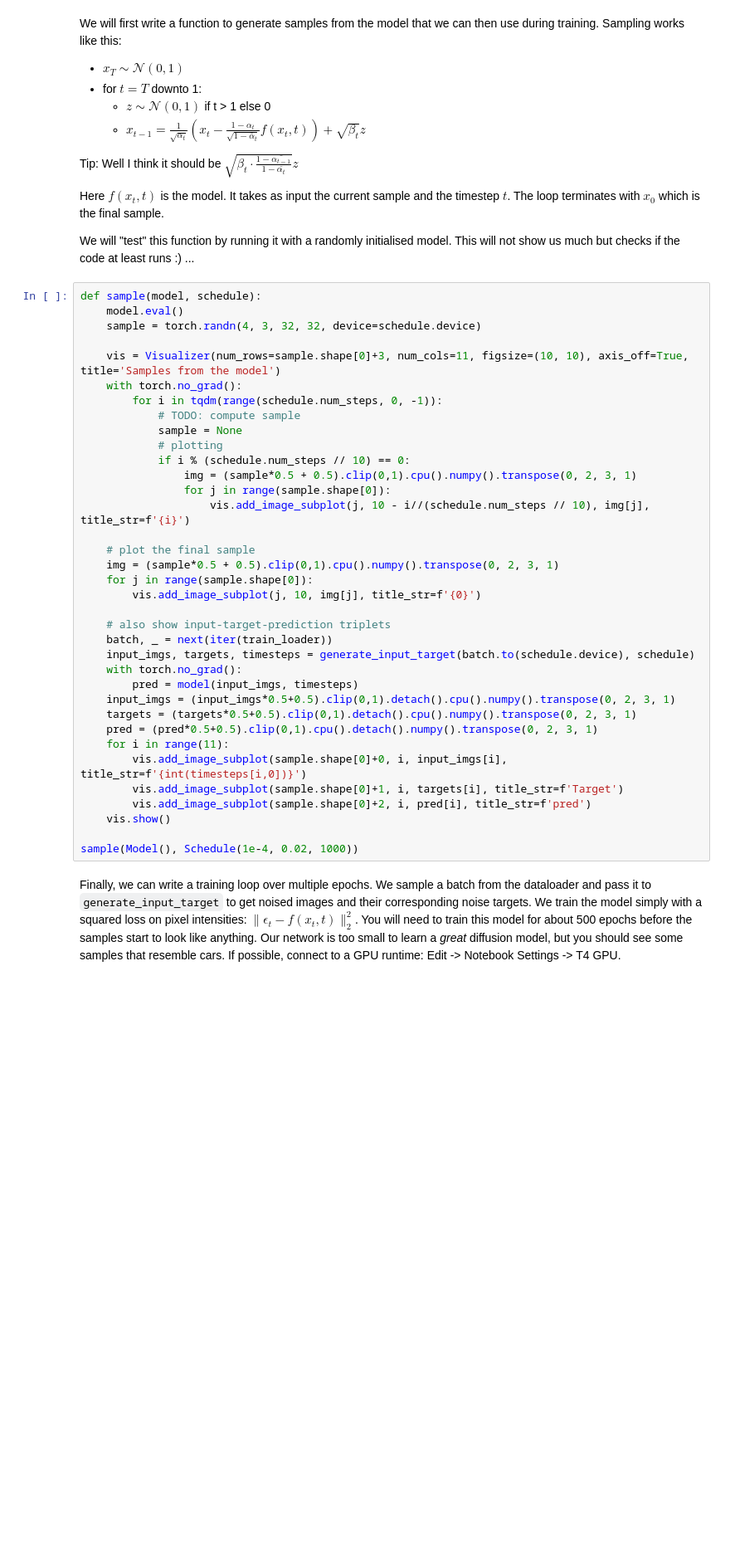
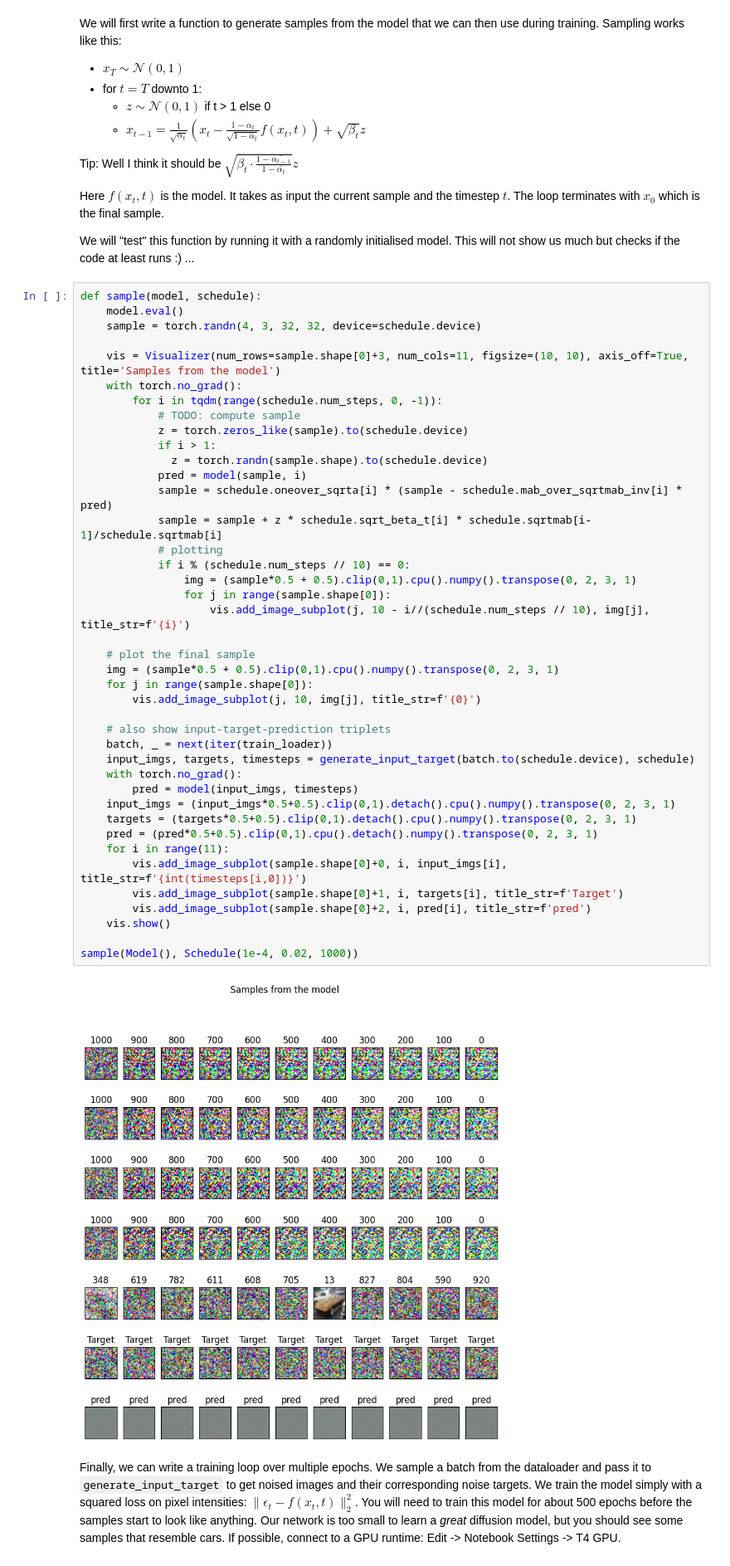
Before and after one commit to iceyxxx/Computer-Vision---Practical-1, a Jupyter notebook: practical3.ipynb, the cells around one changed output. Shown at 83% size. Drawn from its saved outputs; the diff is of its cells as text; blank space fills up the shorter version.

```diff
--- a/practical3.ipynb
+++ b/practical3.ipynb
@@ -461,34 +461,41 @@ def sample(model, schedule):
     vis = Visualizer(num_rows=sample.shape[0]+3, num_cols=11, figsize=(10, 10), axis_off=True, title='Samples from the model')
     with torch.no_grad():
         for i in tqdm(range(schedule.num_steps, 0, -1)):
             # TODO: compute sample
-            sample = None
+            z = torch.zeros_like(sample).to(schedule.device)
+            if i > 1:
+              z = torch.randn(sample.shape).to(schedule.device)
+            pred = model(sample, i)
+            sample = schedule.oneover_sqrta[i] * (sample - schedule.mab_over_sqrtmab_inv[i] * pred)
+            sample = sample + z * schedule.sqrt_beta_t[i] * schedule.sqrtmab[i-1]/schedule.sqrtmab[i]
             # plotting
             if i % (schedule.num_steps // 10) == 0:
                 img = (sample*0.5 + 0.5).clip(0,1).cpu().numpy().transpose(0, 2, 3, 1)
                 for j in range(sample.shape[0]):
                     vis.add_image_subplot(j, 10 - i//(schedule.num_steps // 10), img[j], title_str=f'{i}')
 
     # plot the final sample
     img = (sample*0.5 + 0.5).clip(0,1).cpu().numpy().transpose(0, 2, 3, 1)
     for j in range(sample.shape[0]):
         vis.add_image_subplot(j, 10, img[j], title_str=f'{0}')
 
     # also show input-target-prediction triplets
     batch, _ = next(iter(train_loader))
     input_imgs, targets, timesteps = generate_input_target(batch.to(schedule.device), schedule)
     with torch.no_grad():
         pred = model(input_imgs, timesteps)
     input_imgs = (input_imgs*0.5+0.5).clip(0,1).detach().cpu().numpy().transpose(0, 2, 3, 1)
     targets = (targets*0.5+0.5).clip(0,1).detach().cpu().numpy().transpose(0, 2, 3, 1)
     pred = (pred*0.5+0.5).clip(0,1).cpu().detach().numpy().transpose(0, 2, 3, 1)
     for i in range(11):
         vis.add_image_subplot(sample.shape[0]+0, i, input_imgs[i], title_str=f'{int(timesteps[i,0])}')
         vis.add_image_subplot(sample.shape[0]+1, i, targets[i], title_str=f'Target')
         vis.add_image_subplot(sample.shape[0]+2, i, pred[i], title_str=f'pred')
     vis.show()
 
 sample(Model(), Schedule(1e-4, 0.02, 1000))
+# %% [output]
+[figure, added]
 # %% [markdown]
 Finally, we can write a training loop over multiple epochs.
 We sample a batch from the dataloader and pass it to `generate_input_target` to get noised images and their corresponding noise targets.
```
Also changed, not shown: parts of 1 cell of this notebook.
